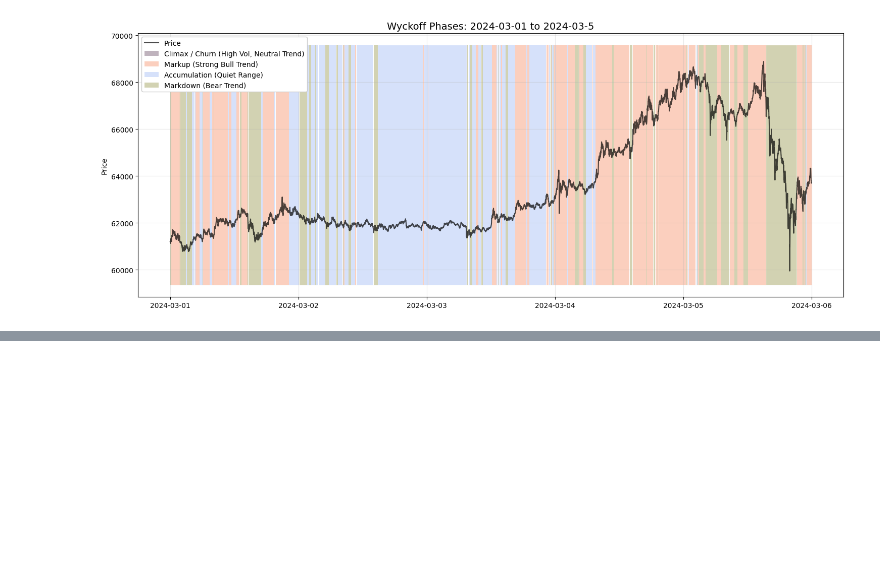
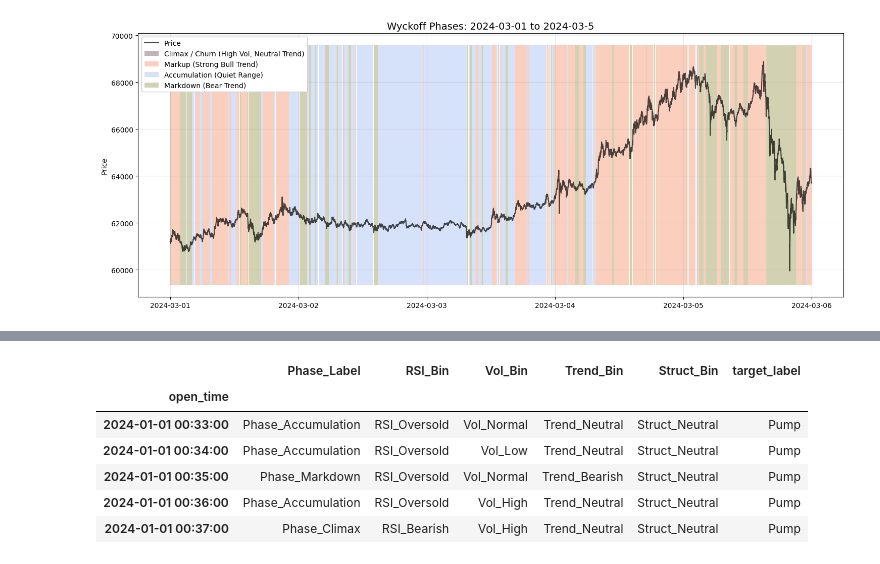
Before and after one commit to Bui-Minh-Quan/Data-Mining-Project, a Jupyter notebook: Notebooks/numerical_data_mining.ipynb, the cells around one changed output, grey strips where cells are left out. Cells and saved outputs as stored; diff of their text form; code cells hidden in the pictures; blank space fills up the shorter version.

```diff
--- a/Notebooks/numerical_data_mining.ipynb
+++ b/Notebooks/numerical_data_mining.ipynb
@@ -901,0 +975,49 @@ Name: count, dtype: int64
+# %%
+def discretize_features(df):
+    data = df.copy()
+
+    # RSI
+    data['RSI_Bin'] = pd.cut(data['rsi_14'],
+                             bins=[-np.inf, 30, 45, 55, 70, np.inf],
+                             labels=['RSI_Oversold', 'RSI_Bearish', 'RSI_Neutral', 'RSI_Bullish', 'RSI_Overbought'])
+
+    # Volume Regime
+    data['Vol_Bin'] = pd.cut(data['vol_regime'],
+                             bins=[-np.inf, 0.5, 1.5, 3.0, np.inf],
+                             labels=['Vol_Low', 'Vol_Normal', 'Vol_High', 'Vol_Shock'])
+
+    # Trend Tactical
+    data['Trend_Bin'] = pd.cut(data['trend_tactical'],
+                              bins=[-np.inf, -0.6, -0.1, 0.1, 0.6, np.inf],
+                              labels=['Trend_Overextended_Bear', 'Trend_Bearish', 'Trend_Neutral', 'Trend_Bullish', 'Trend_Overextended_Bull'])
+
+    # Structure Score
+    data['Struct_Bin'] = pd.cut(data['structure_score'],
+                                bins=[-np.inf, -0.5, 0.5, np.inf],
+                                labels=['Struct_Bear', 'Struct_Neutral', 'Struct_Bull'])
+
+    # Wyckoff Cluster
+    cluster_map = {
+        0: 'Phase_Climax',
+        1: 'Phase_Markup',
+        2: 'Phase_Accumulation',
+        3: 'Phase_Markdown'
+    }
+
+    data['Phase_Label'] = data['cluster'].map(cluster_map)
+
+    # Clean up
+    cols_to_keep = ['Phase_Label', 'RSI_Bin', 'Vol_Bin', 'Trend_Bin', 'Struct_Bin', 'target_label']
+
+    return data[cols_to_keep].dropna().astype(str)
+
+df_discretized = discretize_features(df_association)
+df_discretized.head()
+# %% [output]
+|  | Phase_Label | RSI_Bin | Vol_Bin | Trend_Bin | Struct_Bin | target_label |
+| open_time |  |  |  |  |  |  |
+| 2024-01-01 00:33:00 | Phase_Accumulation | RSI_Oversold | Vol_Normal | Trend_Neutral | Struct_Neutral | Pump |
+| 2024-01-01 00:34:00 | Phase_Accumulation | RSI_Oversold | Vol_Low | Trend_Neutral | Struct_Neutral | Pump |
+| 2024-01-01 00:35:00 | Phase_Markdown | RSI_Oversold | Vol_Normal | Trend_Bearish | Struct_Neutral | Pump |
+| 2024-01-01 00:36:00 | Phase_Accumulation | RSI_Oversold | Vol_High | Trend_Neutral | Struct_Neutral | Pump |
+| 2024-01-01 00:37:00 | Phase_Climax | RSI_Bearish | Vol_High | Trend_Neutral | Struct_Neutral | Pump |
```
Also changed, not shown: parts of 10 cells of this notebook.
